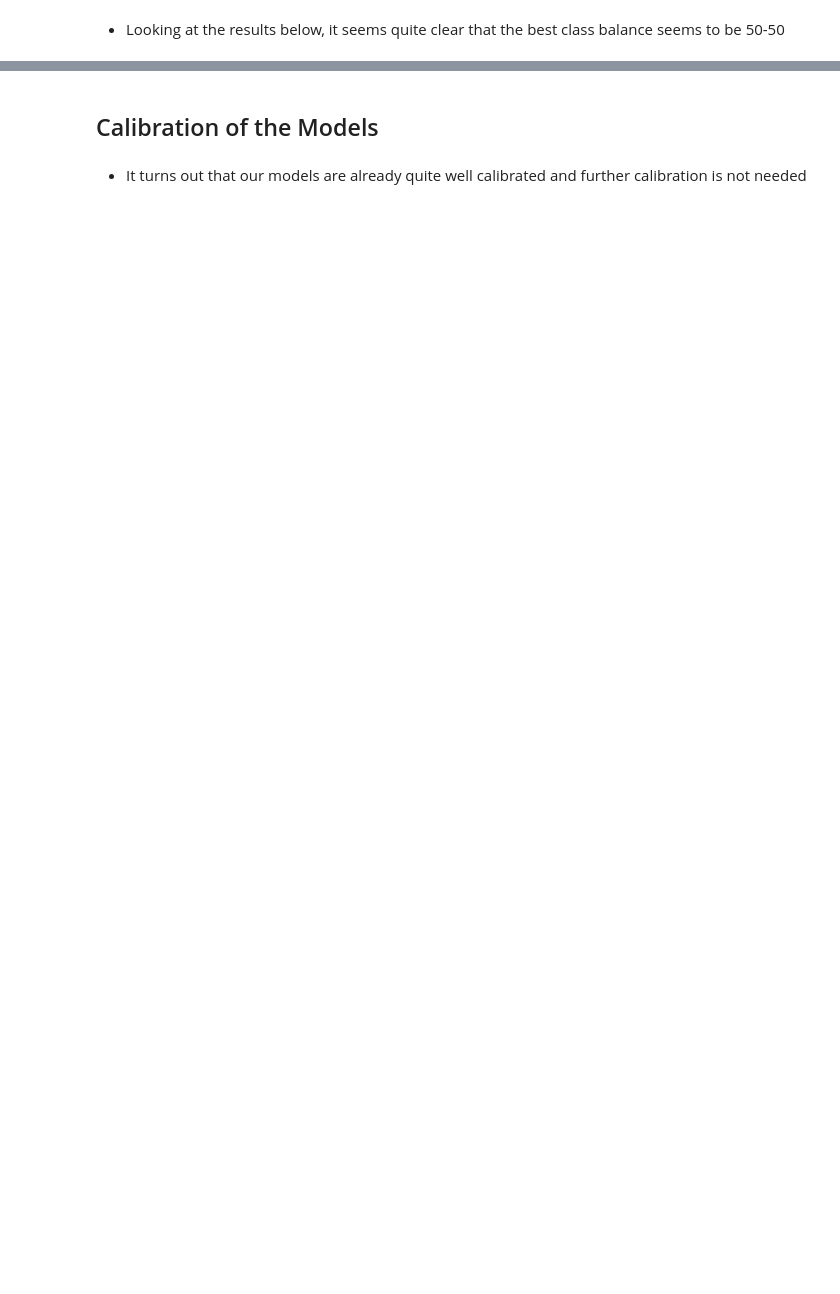
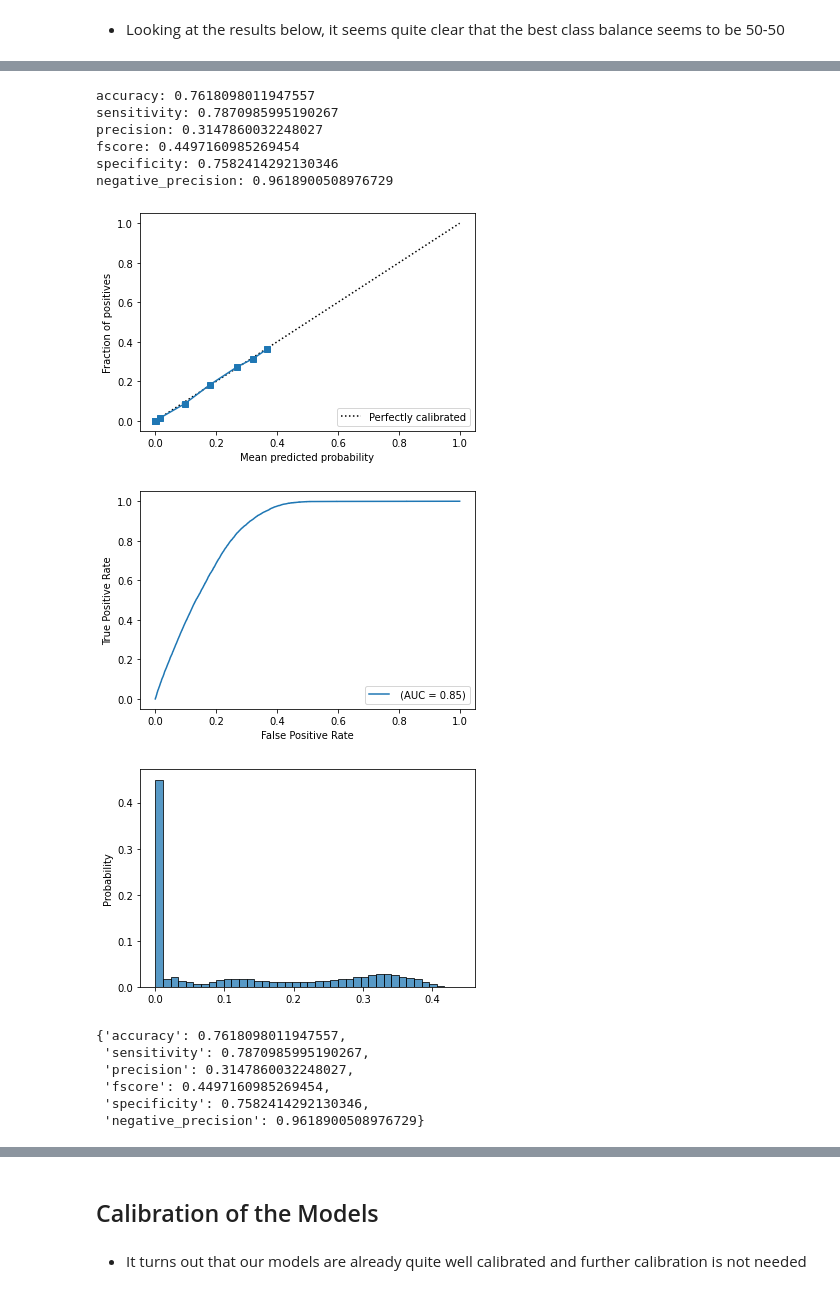
Before and after one commit to Johannes-Gross/business-analytics, a Jupyter notebook: insurance-jg.ipynb, the cells around one changed output, grey strips where cells are left out. Cells and saved outputs as stored; diff of their text form; code cells hidden in the pictures; blank space fills up the shorter version.

```diff
--- a/insurance-jg.ipynb
+++ b/insurance-jg.ipynb
@@ -197,0 +408,21 @@ negative_precision: 0.8880082701585114
+# %%
+X_train, X_test, y_train, y_test = preprocessing(data, upsampling_ratio=None)
+model_nn = MLPClassifier(hidden_layer_sizes=(150,), alpha=0.07, beta_2=0.97, random_state=42).fit(X_train,y_train)
+# %%
+eval_clf(model_nn, X_test, y_test, threshold=0.22)
+# %% [output]
+accuracy: 0.7618098011947557
+sensitivity: 0.7870985995190267
+precision: 0.3147860032248027
+fscore: 0.4497160985269454
+specificity: 0.7582414292130346
+negative_precision: 0.9618900508976729
+[figure, added]
+[figure, added]
+[figure, added]
+{'accuracy': 0.7618098011947557,
+ 'sensitivity': 0.7870985995190267,
+ 'precision': 0.3147860032248027,
+ 'fscore': 0.4497160985269454,
+ 'specificity': 0.7582414292130346,
+ 'negative_precision': 0.9618900508976729}
```
Also changed, not shown: parts of 53 cells of this notebook, 3 other files.
